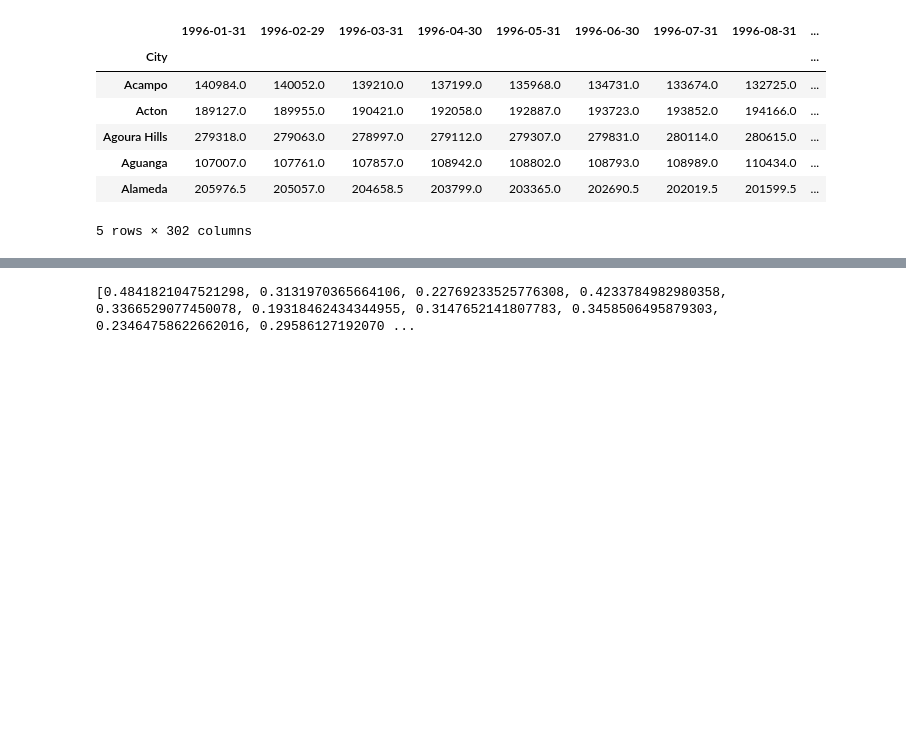
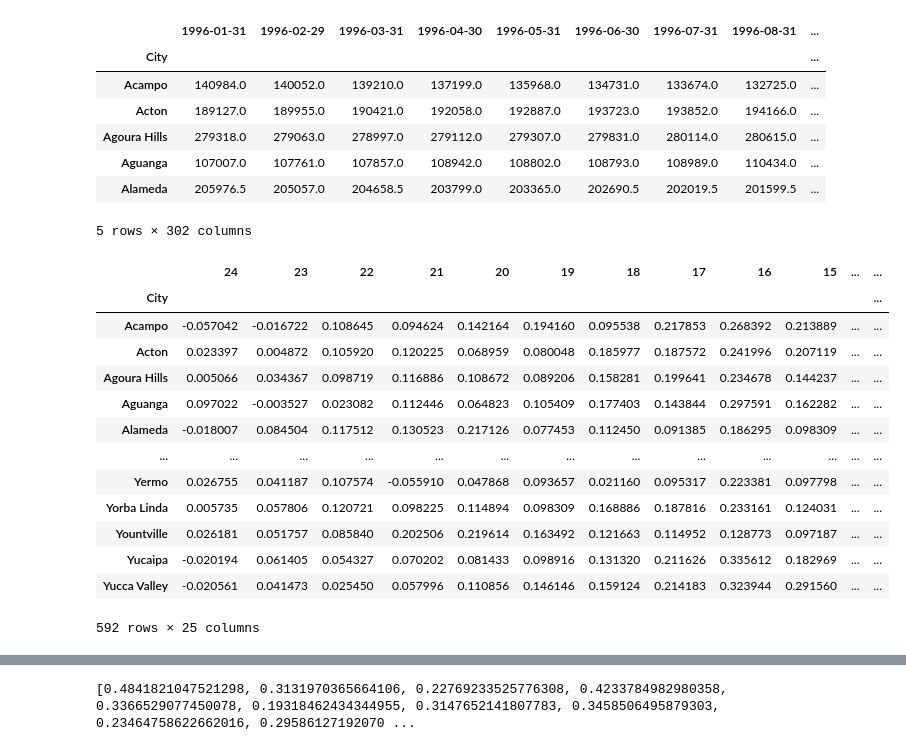
Before and after one commit to mightlee123/Project-2, a Jupyter notebook: Project_2.ipynb, the cells around one changed output, grey strips where cells are left out. Saved outputs shown, nothing was run; the diff lists cells and outputs as text; code cells hidden in the pictures; blank space fills up the shorter version.

```diff
--- a/Project_2.ipynb
+++ b/Project_2.ipynb
@@ -65,3 +68,29 @@ group_ca_price_df.head()
 | Aguanga | 107007.0 | 107761.0 | 107857.0 | 108942.0 | 108802.0 | 108793.0 | 108989.0 | 110434.0 | ... |
 | Alameda | 205976.5 | 205057.0 | 204658.5 | 203799.0 | 203365.0 | 202690.5 | 202019.5 | 201599.5 | ... |
 5 rows × 302 columns
+# %%
+yoy_price_list=[]
+yoy_price_df=pd.DataFrame()
+yoy_price_change_df=pd.DataFrame()
+for i in range(1997,2022):
+    current_year=group_ca_price_df[f"{i}-01-31"]
+    past_year=group_ca_price_df[f"{i-1}-01-31"]
+    yoy_price_df[i]=current_year
+    yoy_price_change_df[2021-i]=(current_year-past_year)/past_year
+
+yoy_price_change_df
+# %% [output]
+|  | 24 | 23 | 22 | 21 | 20 | 19 | 18 | 17 | 16 | 15 | ... | ... |
+| City |  |  |  |  |  |  |  |  |  |  |  | ... |
+| Acampo | -0.057042 | -0.016722 | 0.108645 | 0.094624 | 0.142164 | 0.194160 | 0.095538 | 0.217853 | 0.268392 | 0.213889 | ... | ... |
+| Acton | 0.023397 | 0.004872 | 0.105920 | 0.120225 | 0.068959 | 0.080048 | 0.185977 | 0.187572 | 0.241996 | 0.207119 | ... | ... |
+| Agoura Hills | 0.005066 | 0.034367 | 0.098719 | 0.116886 | 0.108672 | 0.089206 | 0.158281 | 0.199641 | 0.234678 | 0.144237 | ... | ... |
+| Aguanga | 0.097022 | -0.003527 | 0.023082 | 0.112446 | 0.064823 | 0.105409 | 0.177403 | 0.143844 | 0.297591 | 0.162282 | ... | ... |
+| Alameda | -0.018007 | 0.084504 | 0.117512 | 0.130523 | 0.217126 | 0.077453 | 0.112450 | 0.091385 | 0.186295 | 0.098309 | ... | ... |
+| ... | ... | ... | ... | ... | ... | ... | ... | ... | ... | ... | ... | ... |
+| Yermo | 0.026755 | 0.041187 | 0.107574 | -0.055910 | 0.047868 | 0.093657 | 0.021160 | 0.095317 | 0.223381 | 0.097798 | ... | ... |
+| Yorba Linda | 0.005735 | 0.057806 | 0.120721 | 0.098225 | 0.114894 | 0.098309 | 0.168886 | 0.187816 | 0.233161 | 0.124031 | ... | ... |
+| Yountville | 0.026181 | 0.051757 | 0.085840 | 0.202506 | 0.219614 | 0.163492 | 0.121663 | 0.114952 | 0.128773 | 0.097187 | ... | ... |
+| Yucaipa | -0.020194 | 0.061405 | 0.054327 | 0.070202 | 0.081433 | 0.098916 | 0.131320 | 0.211626 | 0.335612 | 0.182969 | ... | ... |
+| Yucca Valley | -0.020561 | 0.041473 | 0.025450 | 0.057996 | 0.110856 | 0.146146 | 0.159124 | 0.214183 | 0.323944 | 0.291560 | ... | ... |
+592 rows × 25 columns
```
Also changed, not shown: parts of 21 cells of this notebook.
